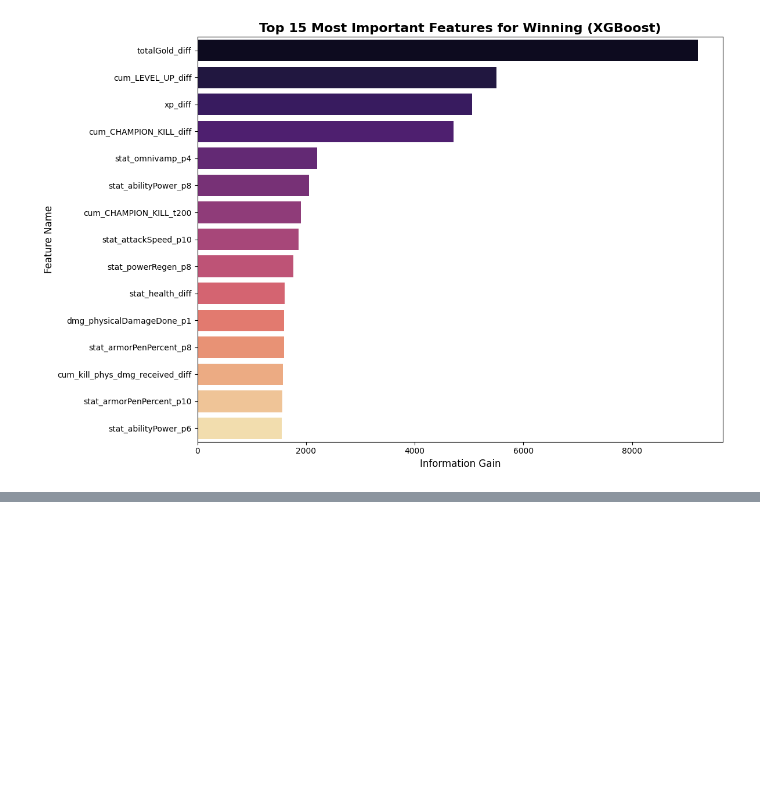
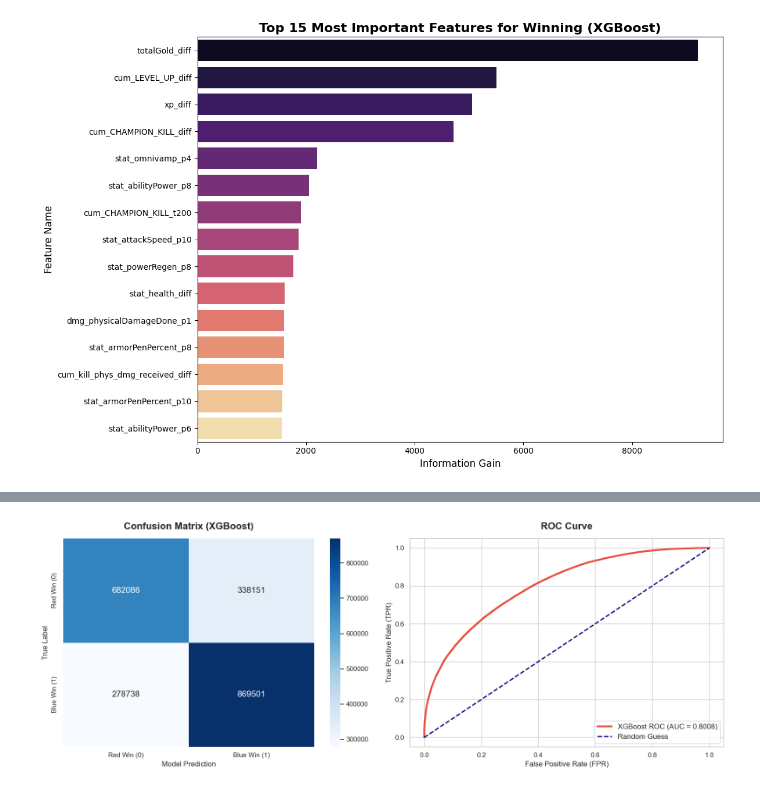
Before and after one commit to BalazsBognar/League-of-Legends-Esport-Analytics-2026, a Jupyter notebook: Win probability.ipynb, the cells around one changed output, grey strips where cells are left out. Saved outputs shown, nothing was run; the diff lists cells and outputs as text; code cells hidden in the pictures; blank space fills up the shorter version.

Commit message:
XGBoost trained with champions

```diff
--- a/Win probability.ipynb
+++ b/Win probability.ipynb
@@ -257,0 +397,16 @@ Több feature
+# %%
+print("Initializing XGBoost data structures with custom iterator...")
+
+# 150k chunk size
+CHUNK_SIZE = 150000
+
+train_iterator = CSVDataIterator(INPUT_FILE, train_matches_set, CHUNK_SIZE, match_champs, cols_to_use)
+test_iterator = CSVDataIterator(INPUT_FILE, test_matches_set, CHUNK_SIZE, match_champs, cols_to_use, is_test=True)
+
+# Iterator for QuantileDMatrix
+dtrain = xgb.QuantileDMatrix(train_iterator)
+
+# Reference is required for the test iterator to ensure consistent feature mapping
+dtest = xgb.QuantileDMatrix(test_iterator, ref=dtrain)
+
+print("\n[SUCCESS] XGBoost structures successfully initialized!")
@@ -257,0 +503,27 @@ Több feature
+# %%
+# Ábrák és stílus beállítása
+sns.set_theme(style="whitegrid")
+fig, axes = plt.subplots(1, 2, figsize=(16, 6))
+
+# Confusion Matrix
+cm = confusion_matrix(y_test_labels, y_pred_xgb)
+sns.heatmap(cm, annot=True, fmt='d', cmap='Blues', ax=axes[0], annot_kws={"size": 14})
+axes[0].set_title('Confusion Matrix (XGBoost)', fontsize=16, fontweight='bold', pad=15)
+axes[0].set_xlabel('Model Prediction', fontsize=12)
+axes[0].set_ylabel('True Label', fontsize=12)
+axes[0].set_xticklabels(['Red Win (0)', 'Blue Win (1)'])
+axes[0].set_yticklabels(['Red Win (0)', 'Blue Win (1)'])
+
+# ROC Curve
+fpr, tpr, thresholds = roc_curve(y_test_labels, y_prob_xgb)
+axes[1].plot(fpr, tpr, color='#e74c3c', lw=3, label=f'XGBoost ROC (AUC = {roc_auc_xgb:.4f})')
+axes[1].plot([0, 1], [0, 1], color='navy', lw=2, linestyle='--', label='Random Guess')
+axes[1].set_title('ROC Curve', fontsize=16, fontweight='bold', pad=15)
+axes[1].set_xlabel('False Positive Rate (FPR)', fontsize=12)
+axes[1].set_ylabel('True Positive Rate (TPR)', fontsize=12)
+axes[1].legend(loc="lower right", fontsize=12)
+
+plt.tight_layout()
+plt.show()
+# %% [output]
+[figure, added]
```
Also changed, not shown: parts of 11 cells of this notebook, 3 other files.
